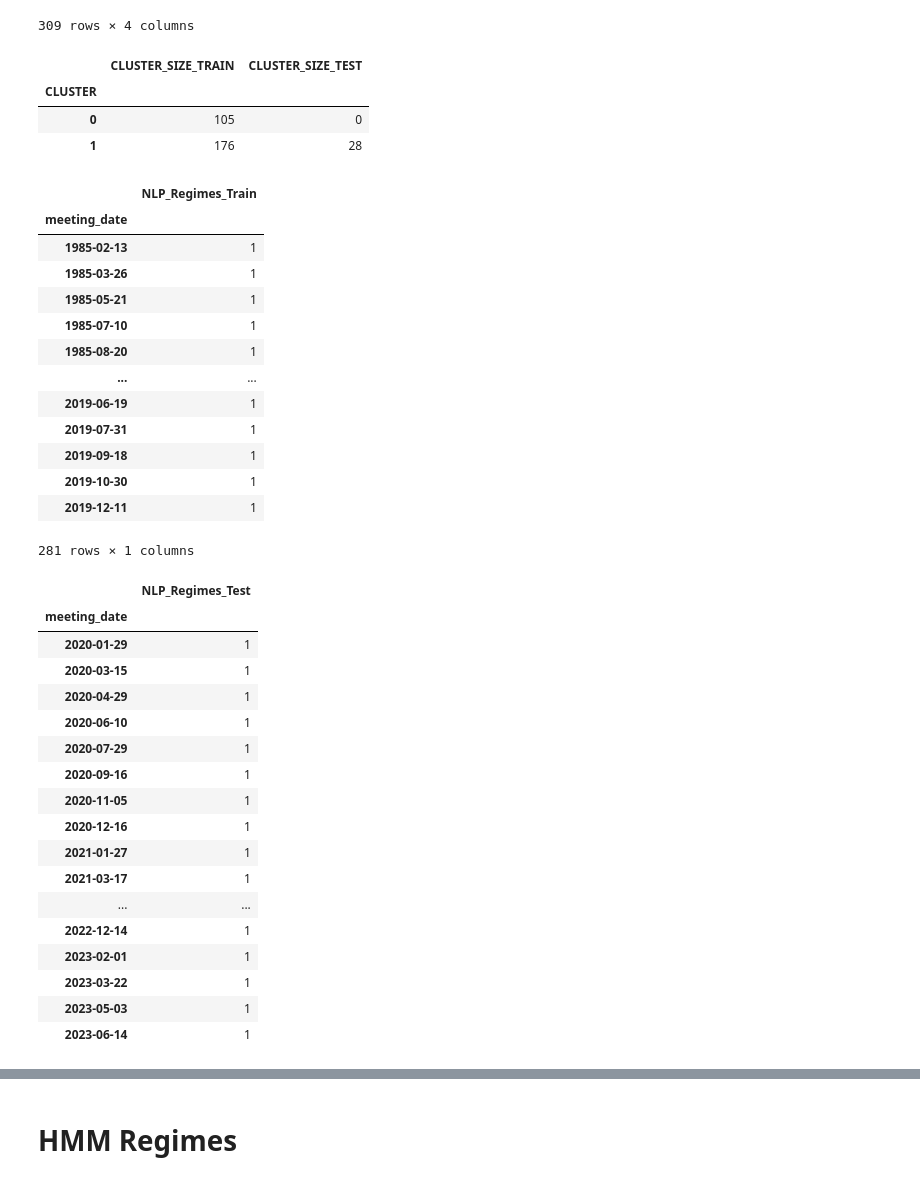
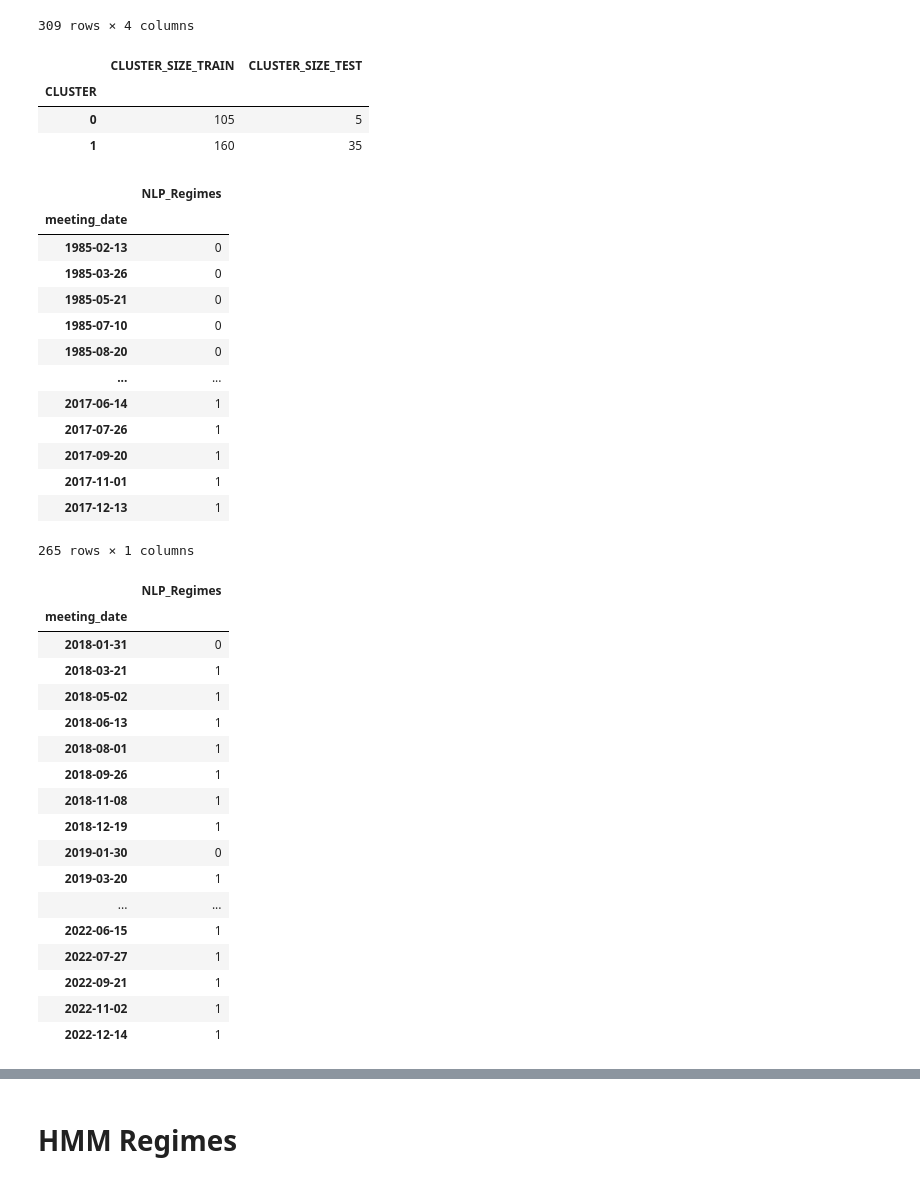
Before and after one commit to uday-31/regime-modeling-with-NLP, a Jupyter notebook: working_notebook_not_dhruv.ipynb, the cells around one changed output, grey strips where cells are left out. Drawn from its saved outputs; the diff is of its cells as text; code cells hidden in the pictures.

```diff
--- a/working_notebook_not_dhruv.ipynb
+++ b/working_notebook_not_dhruv.ipynb
@@ -55,12 +54,12 @@ sns.set_theme()
 # Experiments
 # %%
 period_start = datetime(1985, 1, 1)
-period_end = datetime(2023, 6, 30)
+period_end = datetime(2022, 12, 31)
 
 train_start = datetime(1985, 1, 1)
-train_end = datetime(2019, 12, 31)
-test_start = datetime(2020, 1, 1)
-test_end = datetime(2023, 6, 30)
+train_end = datetime(2017, 12, 31)
+test_start = datetime(2018, 1, 1)
+test_end = datetime(2022, 12, 31)
 # %% [markdown]
 ## NLP Regimes
 # %%
@@ -141,54 +140,54 @@ display(pd.merge(
 # %% [output]
 |  | CLUSTER_SIZE_TRAIN | CLUSTER_SIZE_TEST |
 | CLUSTER |  |  |
-| 0 | 105 | 0 |
-| 1 | 176 | 28 |
+| 0 | 105 | 5 |
+| 1 | 160 | 35 |
 # %%
 assert model_kmeans.labels_.shape[0] == train_data.shape[0]
 assert model_kmeans.y_test_pred.shape[0] == test_data.shape[0]
 
 nlp_regimes_train = pd.DataFrame.from_dict({
-    'NLP_Regimes_Train': model_kmeans.labels_
+    'NLP_Regimes': model_kmeans.labels_
 }).set_index(train_data.index)
 nlp_regimes_test = pd.DataFrame.from_dict({
-    'NLP_Regimes_Test': model_kmeans.y_test_pred
+    'NLP_Regimes': model_kmeans.y_test_pred
 }).set_index(pd.to_datetime(test_data.index))
 
 display(nlp_regimes_train)
 display(nlp_regimes_test)
 # %% [output]
-|  | NLP_Regimes_Train |
+|  | NLP_Regimes |
 | meeting_date |  |
-| 1985-02-13 | 1 |
-| 1985-03-26 | 1 |
-| 1985-05-21 | 1 |
-| 1985-07-10 | 1 |
-| 1985-08-20 | 1 |
+| 1985-02-13 | 0 |
+| 1985-03-26 | 0 |
+| 1985-05-21 | 0 |
+| 1985-07-10 | 0 |
+| 1985-08-20 | 0 |
 | ... | ... |
-| 2019-06-19 | 1 |
-| 2019-07-31 | 1 |
-| 2019-09-18 | 1 |
-| 2019-10-30 | 1 |
-| 2019-12-11 | 1 |
+| 2017-06-14 | 1 |
+| 2017-07-26 | 1 |
+| 2017-09-20 | 1 |
+| 2017-11-01 | 1 |
+| 2017-12-13 | 1 |
-281 rows × 1 columns
+265 rows × 1 columns
-|  | NLP_Regimes_Test |
+|  | NLP_Regimes |
 | meeting_date |  |
-| 2020-01-29 | 1 |
-| 2020-03-15 | 1 |
-| 2020-04-29 | 1 |
-| 2020-06-10 | 1 |
-| 2020-07-29 | 1 |
-| 2020-09-16 | 1 |
-| 2020-11-05 | 1 |
-| 2020-12-16 | 1 |
-| 2021-01-27 | 1 |
-| 2021-03-17 | 1 |
+| 2018-01-31 | 0 |
+| 2018-03-21 | 1 |
+| 2018-05-02 | 1 |
+| 2018-06-13 | 1 |
+| 2018-08-01 | 1 |
+| 2018-09-26 | 1 |
+| 2018-11-08 | 1 |
+| 2018-12-19 | 1 |
+| 2019-01-30 | 0 |
+| 2019-03-20 | 1 |
 | ... | ... |
+| 2022-06-15 | 1 |
+| 2022-07-27 | 1 |
+| 2022-09-21 | 1 |
+| 2022-11-02 | 1 |
 | 2022-12-14 | 1 |
-| 2023-02-01 | 1 |
-| 2023-03-22 | 1 |
-| 2023-05-03 | 1 |
-| 2023-06-14 | 1 |
 # %%
 wordcloud_clusters(
     model_kmeans.model,
```
Also changed, not shown: parts of 38 cells of this notebook.
